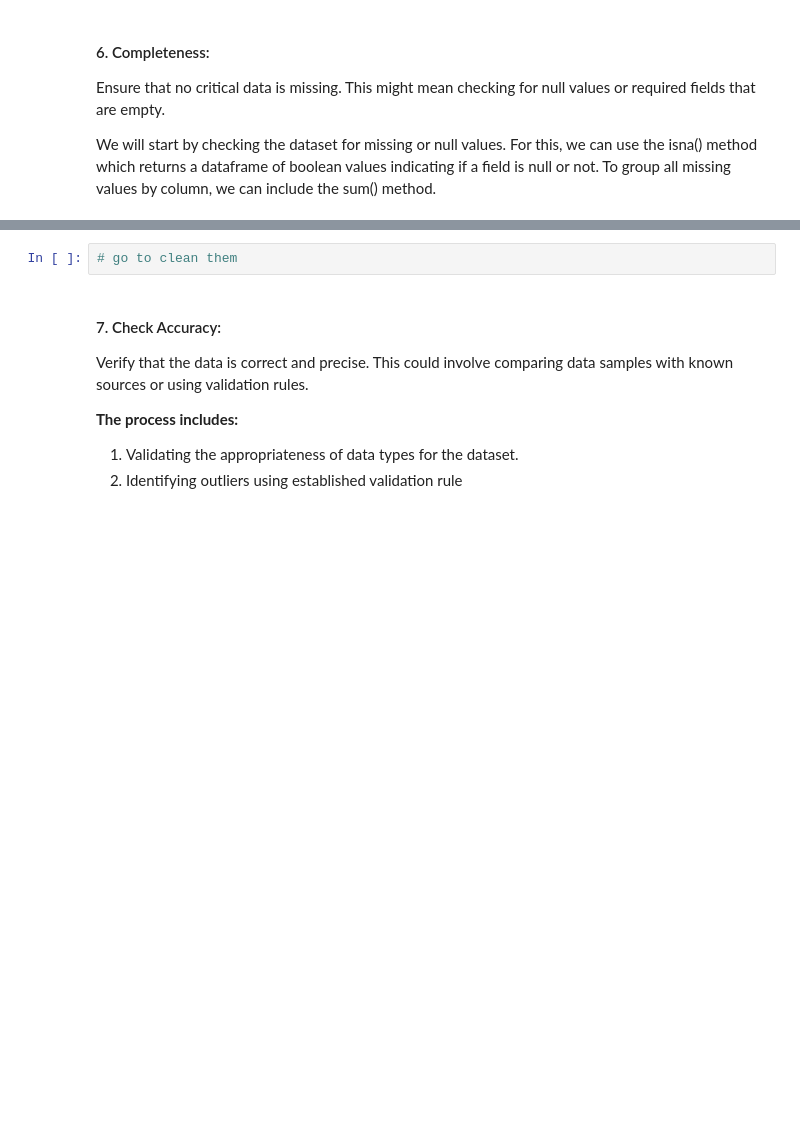
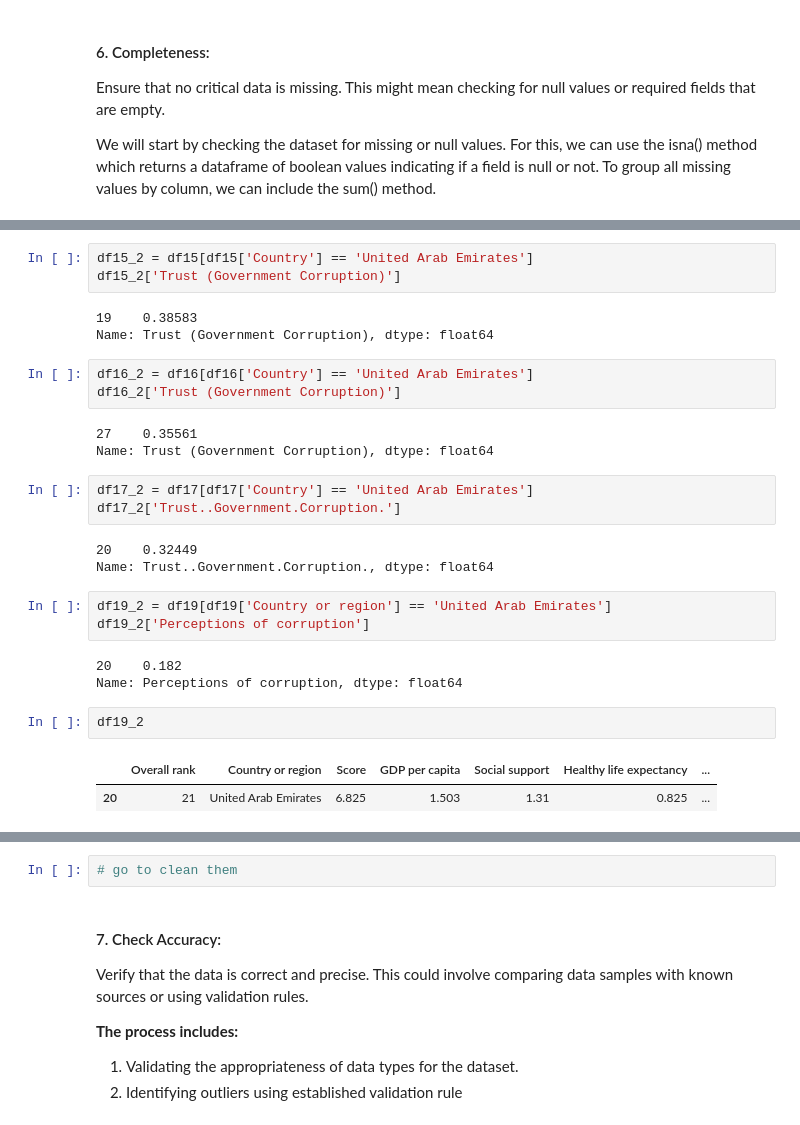
Before and after one commit to Tuwaiq-DS-ML-bootcamp-V-7/Usecase-2, a Jupyter notebook: EDA explain template-(Salman Gassem).ipynb, the cells around one changed output, grey strips where cells are left out. Drawn from its saved outputs; the diff is of its cells as text; blank space fills up the shorter version.

```diff
--- a/EDA explain template-(Salman Gassem).ipynb
+++ b/EDA explain template-(Salman Gassem).ipynb
@@ -385,0 +506,29 @@ We will start by checking the dataset for missing or null values. For this, we c
+# %%
+df15_2 = df15[df15['Country'] == 'United Arab Emirates']
+df15_2['Trust (Government Corruption)']
+# %% [output]
+19    0.38583
+Name: Trust (Government Corruption), dtype: float64
+# %%
+df16_2 = df16[df16['Country'] == 'United Arab Emirates']
+df16_2['Trust (Government Corruption)']
+# %% [output]
+27    0.35561
+Name: Trust (Government Corruption), dtype: float64
+# %%
+df17_2 = df17[df17['Country'] == 'United Arab Emirates']
+df17_2['Trust..Government.Corruption.']
+# %% [output]
+20    0.32449
+Name: Trust..Government.Corruption., dtype: float64
+# %%
+df19_2 = df19[df19['Country or region'] == 'United Arab Emirates']
+df19_2['Perceptions of corruption']
+# %% [output]
+20    0.182
+Name: Perceptions of corruption, dtype: float64
+# %%
+df19_2
+# %% [output]
+|  | Overall rank | Country or region | Score | GDP per capita | Social support | Healthy life expectancy | ... |
+| 20 | 21 | United Arab Emirates | 6.825 | 1.503 | 1.31 | 0.825 | ... |
```
Also changed, not shown: parts of 33 cells of this notebook.
